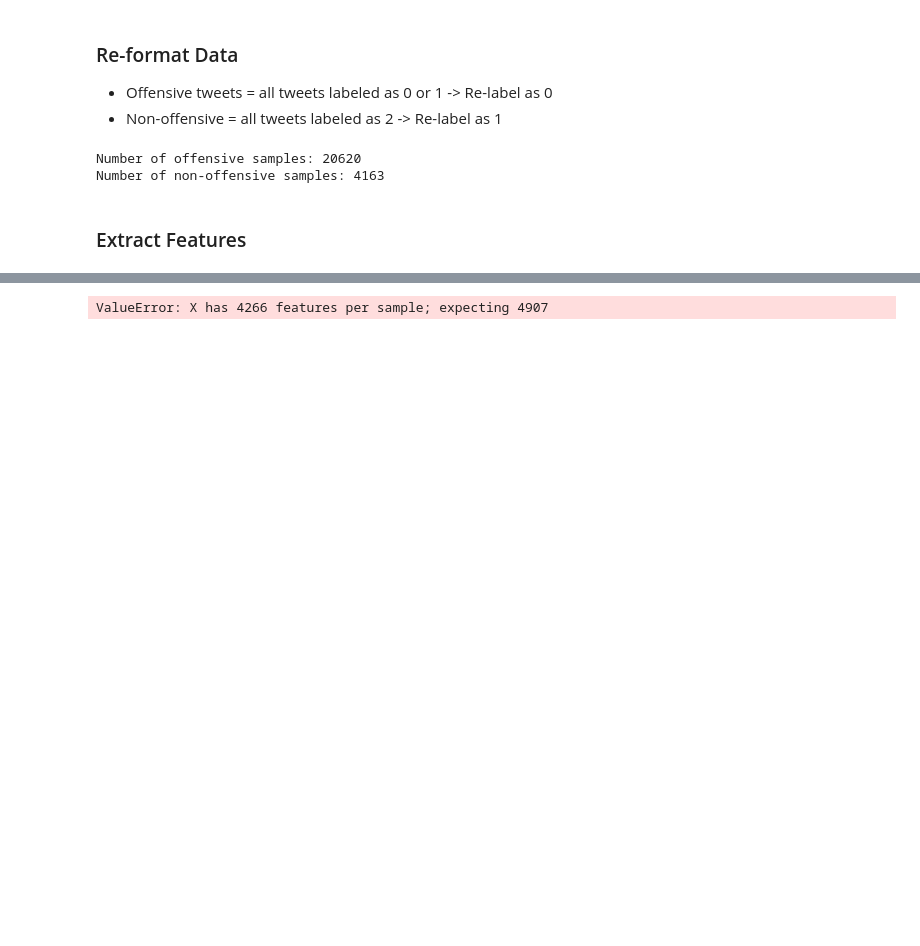
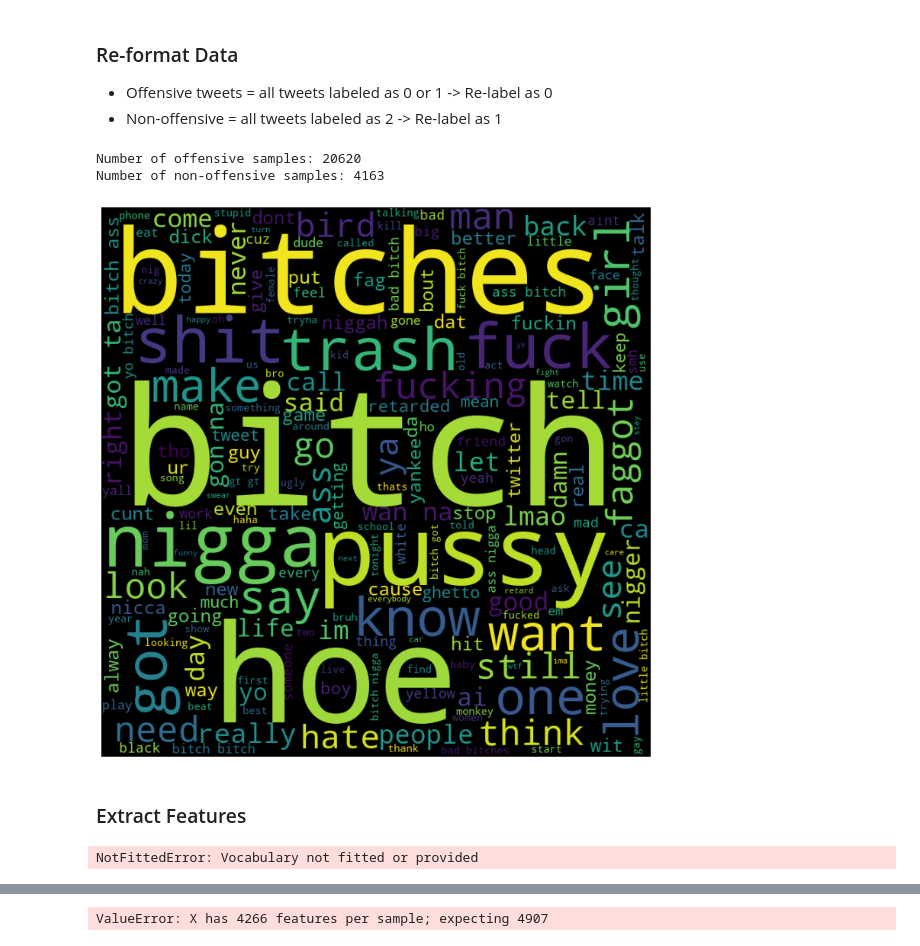
Before and after one commit to quanganhhoang/offensive-speech-identifer, a Jupyter notebook: final.ipynb, the cells around one changed output, grey strips where cells are left out. Saved outputs shown, nothing was run; the diff lists cells and outputs as text; code cells hidden in the pictures; blank space fills up the shorter version.

```diff
--- a/final.ipynb
+++ b/final.ipynb
@@ -117,6 +126,31 @@ def preprocess(tweet: str):
     parsed_tweet = re.sub(mention_regex, 'MENTIONHERE', parsed_tweet)
 
     return parsed_tweet
+# %%
+def tokenize_without_stemming(tweet: str):
+    tweet = preprocess(tweet)
+    words = word_tokenize(tweet)
+    return[word for word in words if not word in all_stopwords and word.isalnum() and word not in ['URLHERE', 'MENTIONHERE']]
+
+wordcloud_words = ''
+for tweet in df.tweet:
+    tokens = tokenize_without_stemming(tweet)
+    for token in tokens:
+        wordcloud_words += token + " "
+
+final_wordcloud = WordCloud(width=800, height=800,
+                background_color='black',
+                min_font_size = 10).generate(wordcloud_words)
+# %%
+# Displaying the WordCloud
+plt.figure(figsize = (10, 10), facecolor = None)
+plt.imshow(final_wordcloud)
+plt.axis("off")
+plt.tight_layout(pad = 0)
+
+plt.show()
+# %% [output]
+[figure, added]
 # %% [markdown]
 ### Extract Features
 # %%
@@ -148,15 +180,20 @@ def tokenize(tweet):
     return tokens
 
 char_vectorizer = TfidfVectorizer(
-    tokenizer=tokenize,
+#     tokenizer=tokenize,
     preprocessor=preprocess,
-    stop_words=all_stopwords,
+    analyzer="char",
+#     stop_words=all_stopwords,
     min_df=5,
     max_df=.5,
     ngram_range=(3,5),
     smooth_idf=False,
     max_features=10000
 )
+
+char_vectorizer.get_feature_names();
+# %% [output]
+NotFittedError: Vocabulary not fitted or provided
 # %%
 def getSentiment(df):
     sentiment_analyzer = SentimentIntensityAnalyzer()
```
Also changed, not shown: parts of 7 cells of this notebook, 1 other file.
